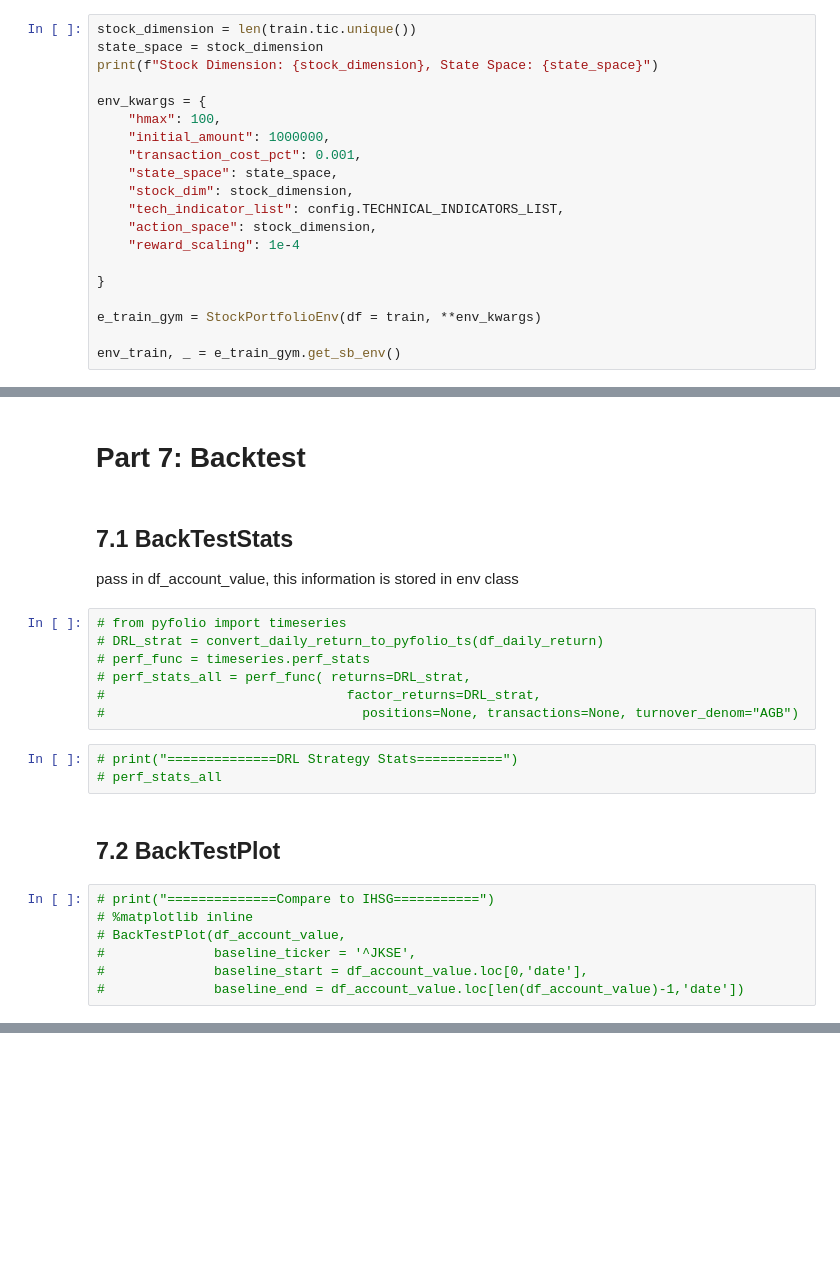
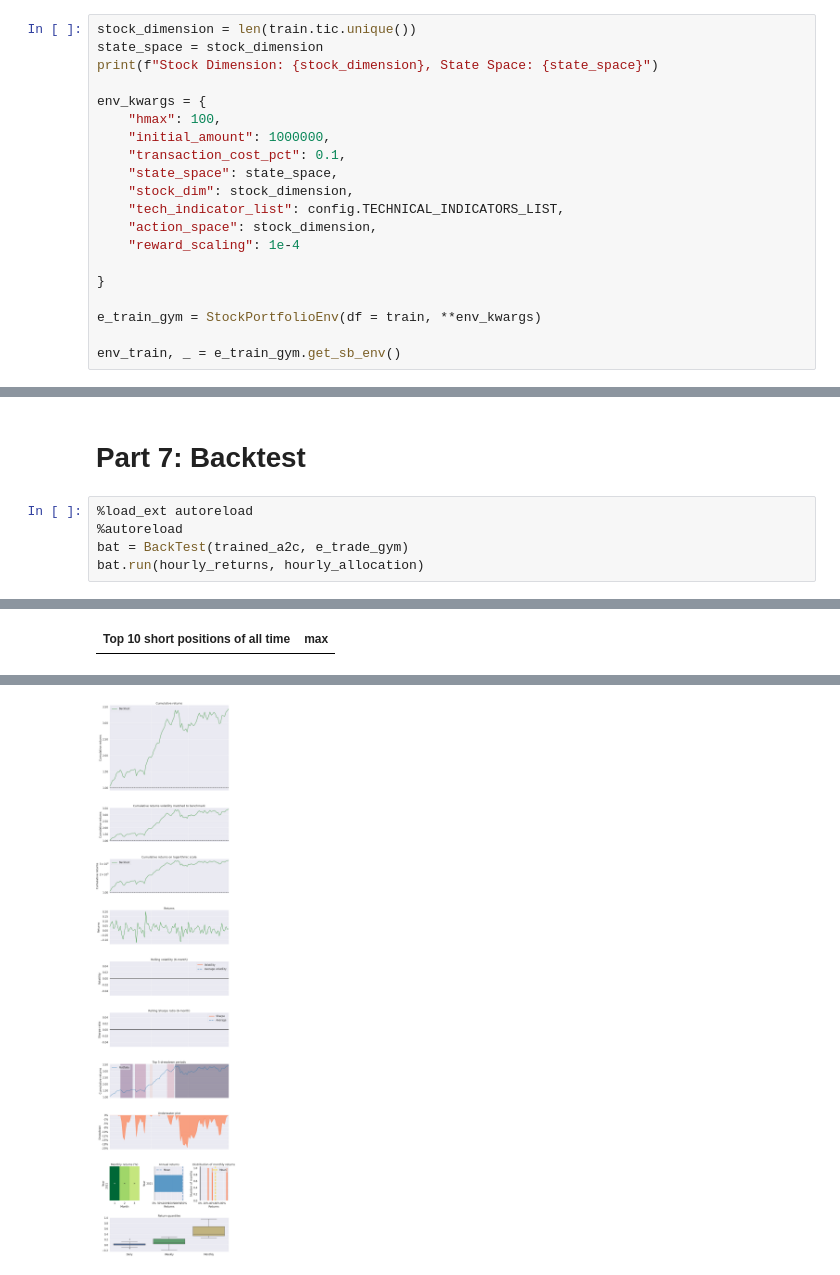
Before and after one commit to Toroi01/TradingRLBot, a Jupyter notebook: main.ipynb, the cells around one changed output, grey strips where cells are left out. Saved outputs shown, nothing was run; the diff lists cells and outputs as text; blank space fills up the shorter version.

Commit message:
Adding backtesting pyfolio

```diff
--- a/main.ipynb
+++ b/main.ipynb
@@ -173,7 +170,7 @@ print(f"Stock Dimension: {stock_dimension}, State Space: {state_space}")
 env_kwargs = {
     "hmax": 100,
     "initial_amount": 1000000,
-    "transaction_cost_pct": 0.001,
+    "transaction_cost_pct": 0.1,
     "state_space": state_space,
     "stock_dim": stock_dimension,
     "tech_indicator_list": config.TECHNICAL_INDICATORS_LIST,
@@ -312,27 +326,9 @@ df_actions.to_csv('df_actions.csv')
 # %% [markdown]
 <a id='6'></a>
 # Part 7: Backtest
-# %% [markdown]
-<a id='6.1'></a>
-## 7.1 BackTestStats
-pass in df_account_value, this information is stored in env class
-# %%
-# from pyfolio import timeseries
-# DRL_strat = convert_daily_return_to_pyfolio_ts(df_daily_return)
-# perf_func = timeseries.perf_stats
-# perf_stats_all = perf_func( returns=DRL_strat,
-#                               factor_returns=DRL_strat,
-#                                 positions=None, transactions=None, turnover_denom="AGB")
-# %%
-# print("==============DRL Strategy Stats===========")
-# perf_stats_all
-# %% [markdown]
-<a id='6.2'></a>
-## 7.2 BackTestPlot
-# %%
-# print("==============Compare to IHSG===========")
-# %matplotlib inline
-# BackTestPlot(df_account_value,
-#              baseline_ticker = '^JKSE',
-#              baseline_start = df_account_value.loc[0,'date'],
-#              baseline_end = df_account_value.loc[len(df_account_value)-1,'date'])
+# %%
+%load_ext autoreload
+%autoreload
+bat = BackTest(trained_a2c, e_trade_gym)
+bat.run(hourly_returns, hourly_allocation)
+# %% [output]
@@ -338,0 +378 @@ pass in df_account_value, this information is stored in env class
+| Top 10 short positions of all time | max |
@@ -338,0 +388 @@ pass in df_account_value, this information is stored in env class
+[figure, added]
```
Also changed, not shown: parts of 17 cells of this notebook, 7 other files.
